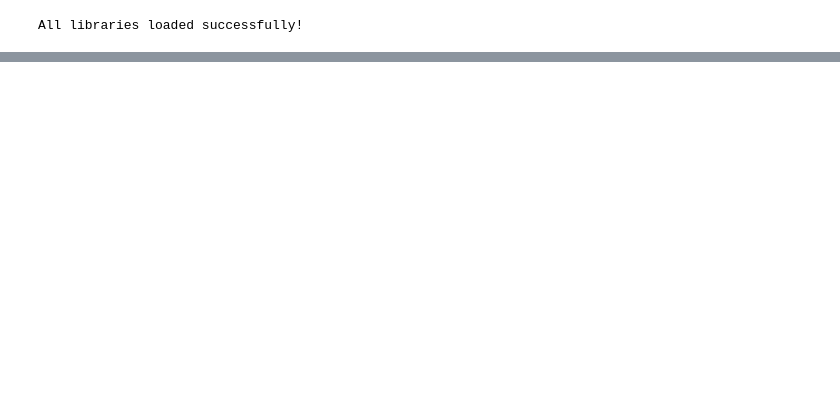
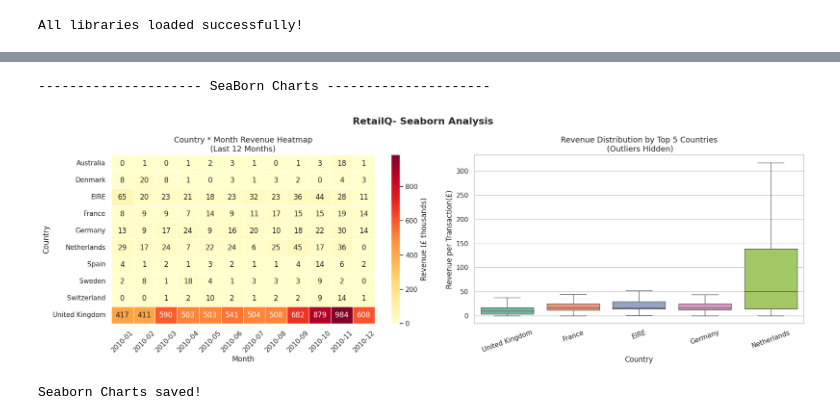
Before and after one commit to rashmib21/RetailQ--E-Commerce-Sales-Analysis, a Jupyter notebook: RetailIQ_E_Commerce_Sales_Analysis.ipynb, the cells around one changed output, grey strips where cells are left out. Saved outputs shown, nothing was run; the diff lists cells and outputs as text; code cells hidden in the pictures; blank space fills up the shorter version.

```diff
--- a/RetailIQ_E_Commerce_Sales_Analysis.ipynb
+++ b/RetailIQ_E_Commerce_Sales_Analysis.ipynb
@@ -238,8 +238,8 @@ Chart saved!
 # %%
 print("--------------------- SeaBorn Charts ---------------------")
 
-fig,axes=plt.subplot(1,2,figsize=(18,6))
-fig.suptitle=('RetailQ- Seaborn Analysis', fontsize=16, fontweight='bold')
+fig,axes=plt.subplots(1,2,figsize=(18,6))
+fig.suptitle('RetailQ- Seaborn Analysis', fontsize=16, fontweight='bold')
 
 #Chart 1: Heatmap- Top Countries * Month Revenue
 #Create Pivot table
@@ -256,32 +256,40 @@ pivot=df_filtered.pivot_table(index='Country',
 #Take last 12 month to see clean chart
 pivot=pivot[sorted(pivot.columns)[-12:]]
 sns.heatmap(pivot/1000,
             ax=axes[0],
             cmap='YlOrRd',
             fmt='.0f',
             annot=True,
             linewidth=0.5,
             cbar_kws={'label':'Revenue (£ thousands)'})
-axes[0].set-title('Country * Month Revenue Heatmap\n(Last 12 Months)', fontsize=13)
+axes[0].set_title('Country * Month Revenue Heatmap\n(Last 12 Months)', fontsize=13)
 axes[0].set_xlabel('Month')
 axes[0].set_ylabel('Country')
 axes[0].tick_params(axis='x', rotation=45)
 
 #Chart 2: Boxplot- Revenue Distribution by Top 5 Countries
 top_5=top_countries.head(5).index.tolist()
 df_box=df[df['Country'].isin(top_5)]
 
 
 sns.boxplot(data=df_box,
             x='Country',
             y='Revenue',
             ax=axes[1],
             palette='Set2',
             showfliers=False)  #Hide outliers
 
 axes[1].set_title('Revenue Distribution by Top 5 Countries\n (Outliers Hidden)',fontsize=13)
 axes[1].set_xlabel('Country')
 axes[1].set_ylabel('Revenue per Transaction(£)')
 axes[1].tick_params(axis='x', rotation=20)
 
-plt.tight_layout
+plt.tight_layout()
+
+plt.savefig('seaborn_charts.png', dpi=150, bbox_inches='tight')
+plt.show()
+print("Seaborn Charts saved!")
+# %% [output]
+--------------------- SeaBorn Charts ---------------------
+[figure, added]
+Seaborn Charts saved!
```
Also changed, not shown: parts of 6 cells of this notebook.
